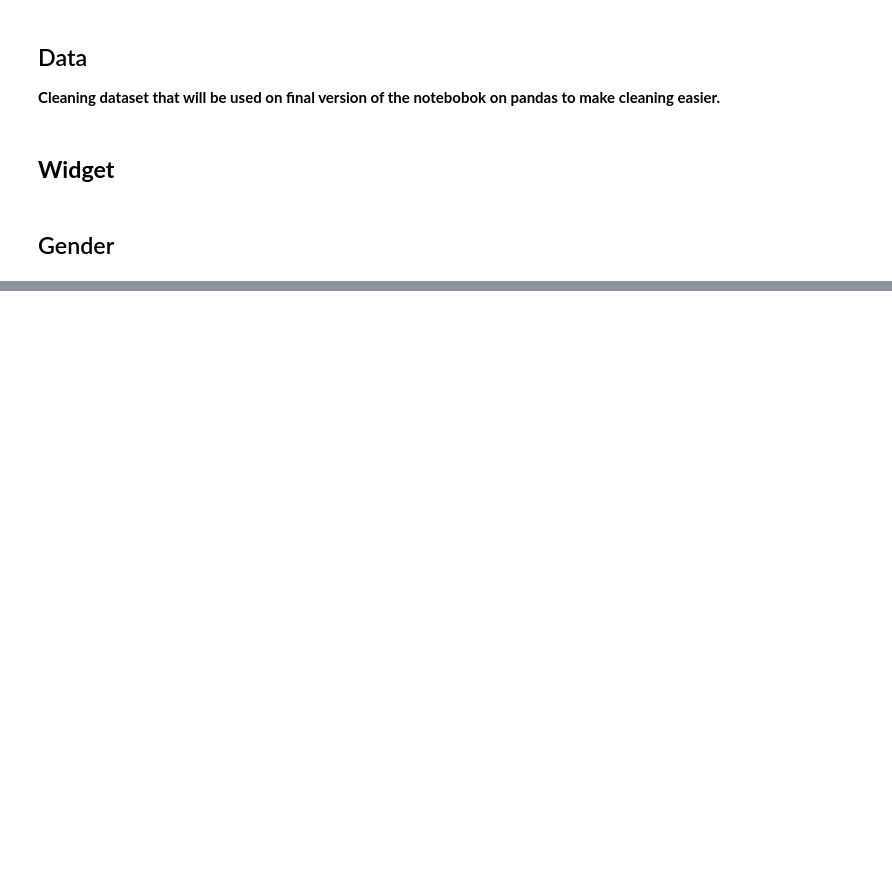
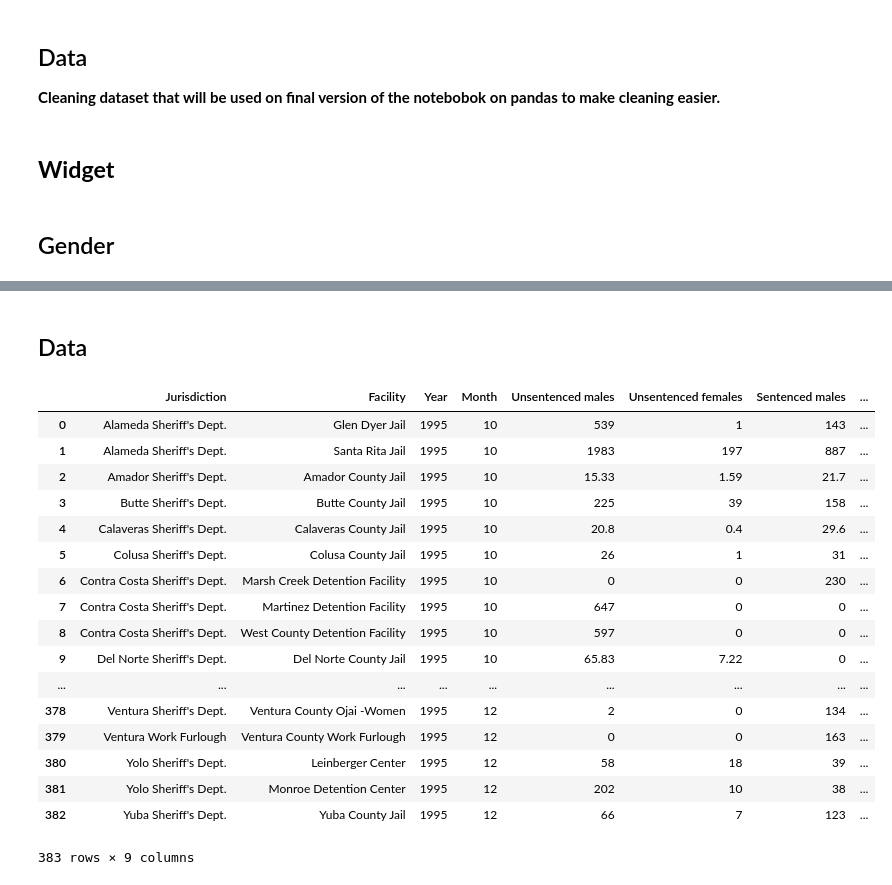
Before and after one commit to ds-modules/ES-21AC-SP19, a Jupyter notebook: Data_Cleaning_and_Helper_Functions.ipynb, the cells around one changed output, grey strips where cells are left out. Cells and saved outputs as stored; diff of their text form; code cells hidden in the pictures; blank space fills up the shorter version.

Commit message:
Add new notebook to combine changes from prisons and jails into one.
Edir markdown at the beginning

Change table name from 'data' to 'jails'

```diff
--- a/Data_Cleaning_and_Helper_Functions.ipynb
+++ b/Data_Cleaning_and_Helper_Functions.ipynb
@@ -110,0 +120,24 @@ out = widgets.interactive_output(f, {'inp': inp})
+# %% [markdown]
+## Data
+# %%
+jail_1995 = pd.read_csv("jails_data/1995.csv", header = 1)
+jail_1995
+# %% [output]
+|  | Jurisdiction | Facility | Year | Month | Unsentenced males | Unsentenced females | Sentenced males | ... |
+| 0 | Alameda Sheriff's Dept. | Glen Dyer Jail | 1995 | 10 | 539 | 1 | 143 | ... |
+| 1 | Alameda Sheriff's Dept. | Santa Rita Jail | 1995 | 10 | 1983 | 197 | 887 | ... |
+| 2 | Amador Sheriff's Dept. | Amador County Jail | 1995 | 10 | 15.33 | 1.59 | 21.7 | ... |
+| 3 | Butte Sheriff's Dept. | Butte County Jail | 1995 | 10 | 225 | 39 | 158 | ... |
+| 4 | Calaveras Sheriff's Dept. | Calaveras County Jail | 1995 | 10 | 20.8 | 0.4 | 29.6 | ... |
+| 5 | Colusa Sheriff's Dept. | Colusa County Jail | 1995 | 10 | 26 | 1 | 31 | ... |
+| 6 | Contra Costa Sheriff's Dept. | Marsh Creek Detention Facility | 1995 | 10 | 0 | 0 | 230 | ... |
+| 7 | Contra Costa Sheriff's Dept. | Martinez Detention Facility | 1995 | 10 | 647 | 0 | 0 | ... |
+| 8 | Contra Costa Sheriff's Dept. | West County Detention Facility | 1995 | 10 | 597 | 0 | 0 | ... |
+| 9 | Del Norte Sheriff's Dept. | Del Norte County Jail | 1995 | 10 | 65.83 | 7.22 | 0 | ... |
+| ... | ... | ... | ... | ... | ... | ... | ... | ... |
+| 378 | Ventura Sheriff's Dept. | Ventura County Ojai -Women | 1995 | 12 | 2 | 0 | 134 | ... |
+| 379 | Ventura Work Furlough | Ventura County Work Furlough | 1995 | 12 | 0 | 0 | 163 | ... |
+| 380 | Yolo Sheriff's Dept. | Leinberger Center | 1995 | 12 | 58 | 18 | 39 | ... |
+| 381 | Yolo Sheriff's Dept. | Monroe Detention Center | 1995 | 12 | 202 | 10 | 38 | ... |
+| 382 | Yuba Sheriff's Dept. | Yuba County Jail | 1995 | 12 | 66 | 7 | 123 | ... |
+383 rows × 9 columns
```
Also changed, not shown: parts of 7 cells of this notebook, 2 other files.
